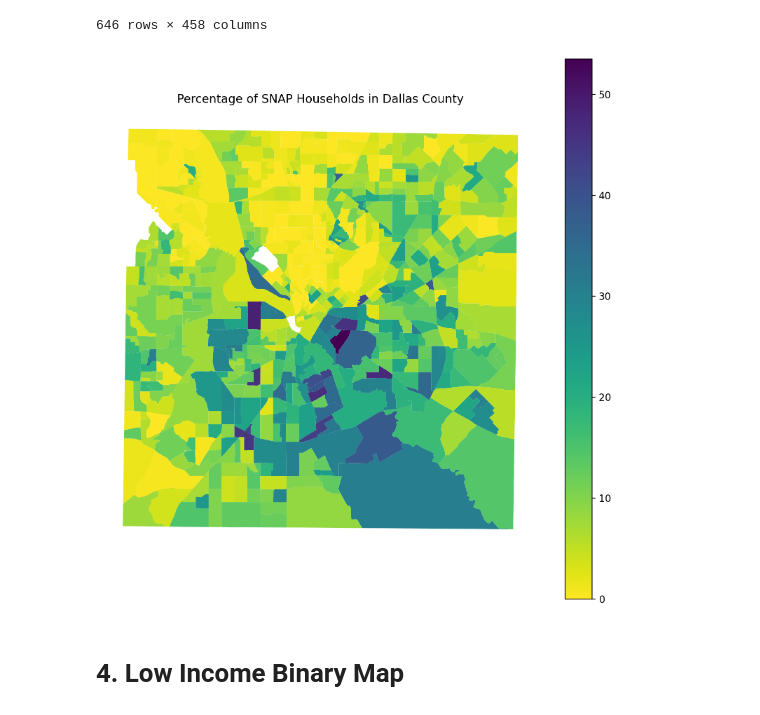
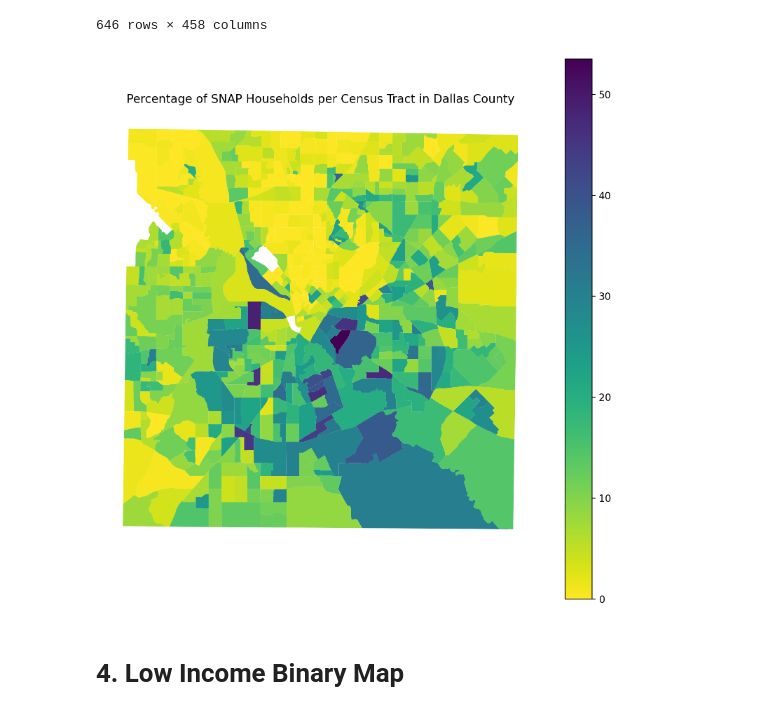
Before and after one commit to sarazarea26/fooddesertproject, a Jupyter notebook: heat_maps/dallas_county/dallas_heat_maps.ipynb, the cells around one changed output. Saved outputs shown, nothing was run; the diff lists cells and outputs as text; code cells hidden in the pictures.

```diff
--- a/heat_maps/dallas_county/dallas_heat_maps.ipynb
+++ b/heat_maps/dallas_county/dallas_heat_maps.ipynb
@@ -178,24 +176,24 @@ merged_3 = dallas.merge(
 )
 # %%
 merged_3["S2201_C04_001E"] = pd.to_numeric(
-    merged["S2201_C04_001E"],
+    merged_3["S2201_C04_001E"],
     errors="coerce"
 )
 # %%
 fig, ax = plt.subplots(figsize=(10, 10))
 
 merged_3.plot(
     column="S2201_C04_001E",
     cmap="viridis_r",
     legend=True,
     ax=ax
 )
 
-plt.title("Percentage of SNAP Households in Dallas County")
+plt.title("Percentage of SNAP Households per Census Tract in Dallas County")
 plt.axis("off")
 plt.show()
 # %% [output]
-[figure, old version]
+[figure, new version]
 # %% [markdown]
 # 4. Low Income Binary Map
 # %% [markdown]
```
Also changed, not shown: parts of 4 cells of this notebook, 17 other files.
